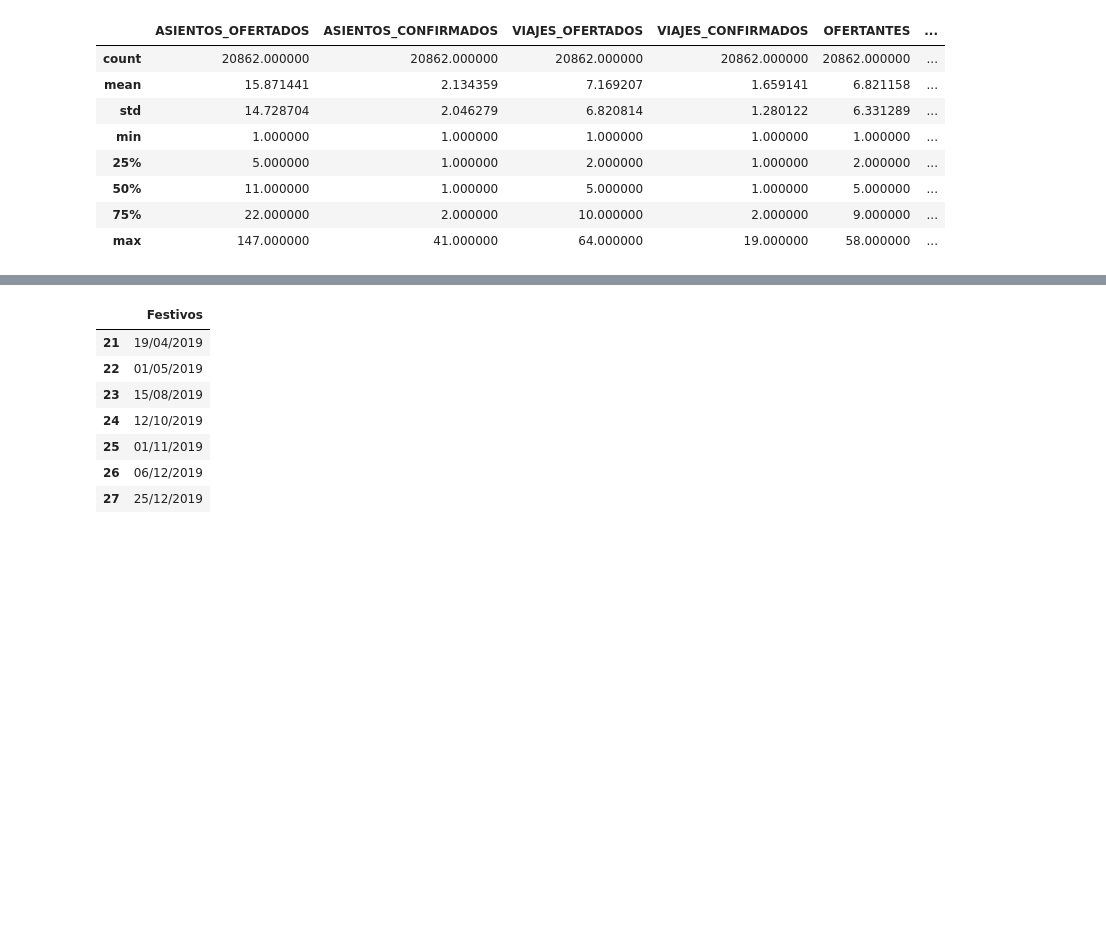
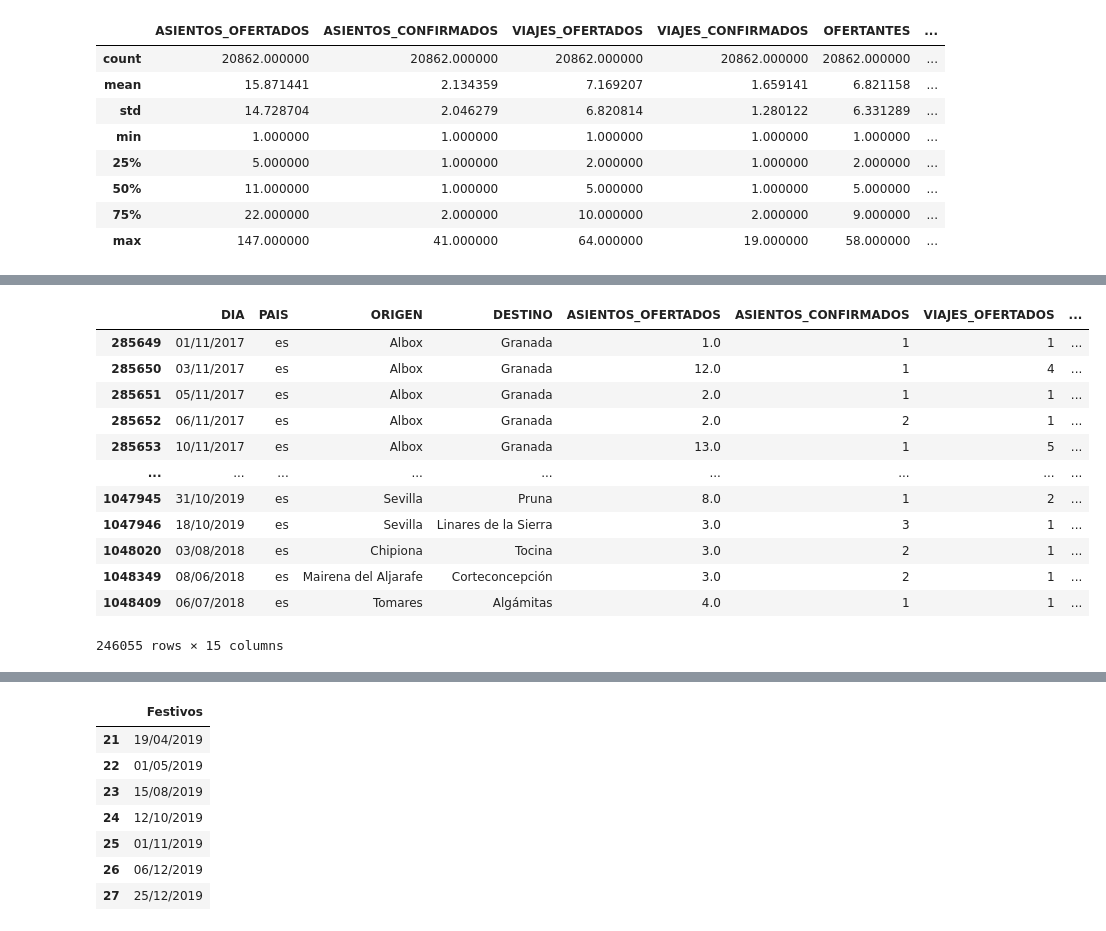
Before and after one commit to JoseAlbertoSeco/BlablacarCarpooling_DataMining, a Jupyter notebook: notebooks/GeolocalizacionProvincial.ipynb, the cells around one changed output, grey strips where cells are left out. Drawn from its saved outputs; the diff is of its cells as text; code cells hidden in the pictures; blank space fills up the shorter version.

```diff
--- a/notebooks/GeolocalizacionProvincial.ipynb
+++ b/notebooks/GeolocalizacionProvincial.ipynb
@@ -167,0 +265,17 @@ df_clm.describe()
+# %%
+df_AndaluciaLocalizado = set_interprovincial_column(df_andalucia, ccaa)
+df_AndaluciaLocalizado
+# %% [output]
+|  | DIA | PAIS | ORIGEN | DESTINO | ASIENTOS_OFERTADOS | ASIENTOS_CONFIRMADOS | VIAJES_OFERTADOS | ... |
+| 285649 | 01/11/2017 | es | Albox | Granada | 1.0 | 1 | 1 | ... |
+| 285650 | 03/11/2017 | es | Albox | Granada | 12.0 | 1 | 4 | ... |
+| 285651 | 05/11/2017 | es | Albox | Granada | 2.0 | 1 | 1 | ... |
+| 285652 | 06/11/2017 | es | Albox | Granada | 2.0 | 2 | 1 | ... |
+| 285653 | 10/11/2017 | es | Albox | Granada | 13.0 | 1 | 5 | ... |
+| ... | ... | ... | ... | ... | ... | ... | ... | ... |
+| 1047945 | 31/10/2019 | es | Sevilla | Pruna | 8.0 | 1 | 2 | ... |
+| 1047946 | 18/10/2019 | es | Sevilla | Linares de la Sierra | 3.0 | 3 | 1 | ... |
+| 1048020 | 03/08/2018 | es | Chipiona | Tocina | 3.0 | 2 | 1 | ... |
+| 1048349 | 08/06/2018 | es | Mairena del Aljarafe | Corteconcepción | 3.0 | 2 | 1 | ... |
+| 1048409 | 06/07/2018 | es | Tomares | Algámitas | 4.0 | 1 | 1 | ... |
+246055 rows × 15 columns
```
Also changed, not shown: parts of 32 cells of this notebook, 1 other file.
